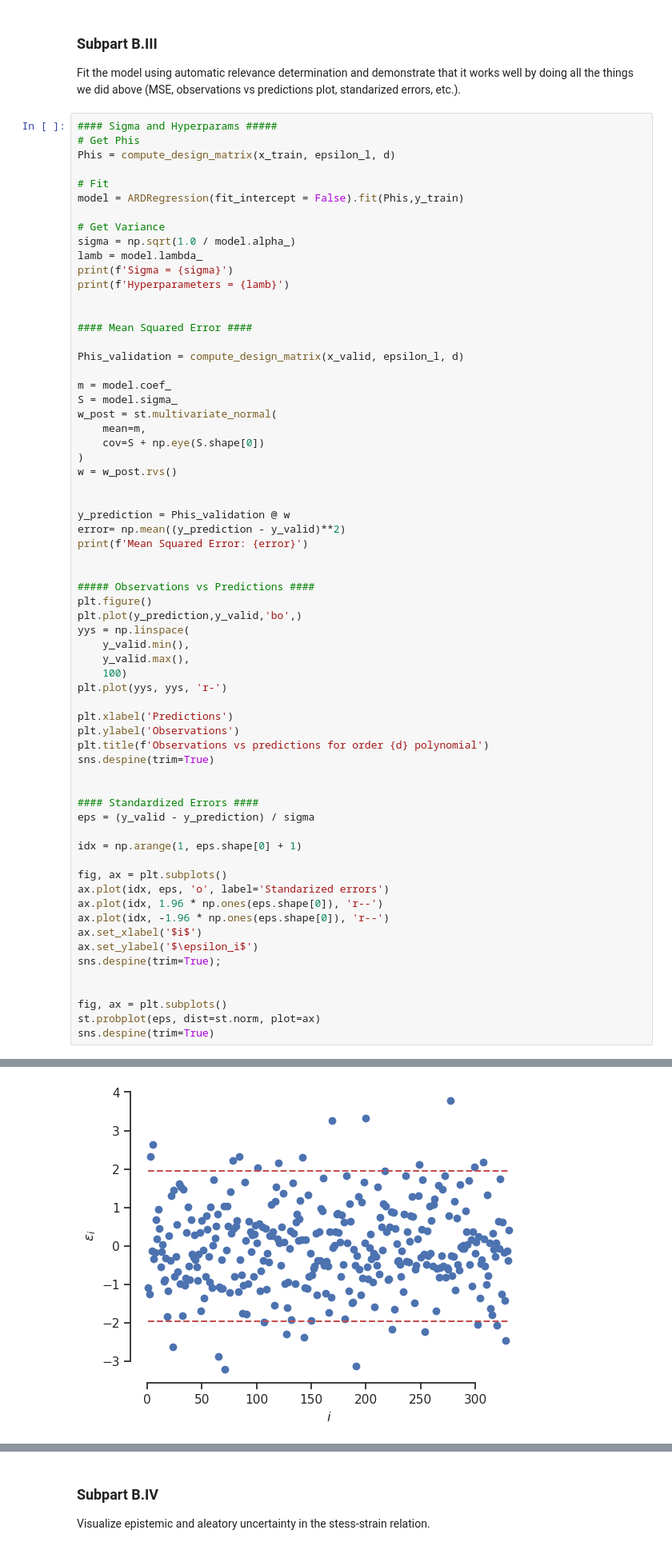
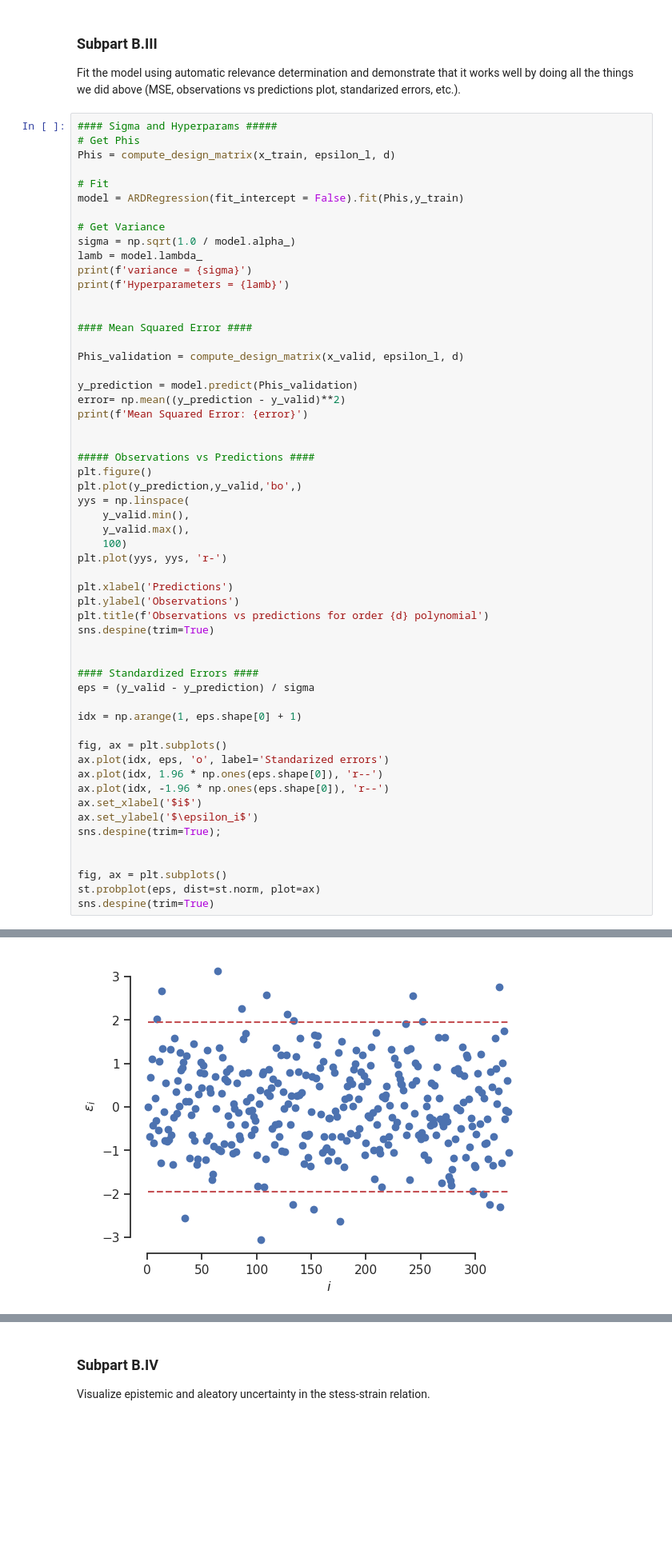
Before and after one commit to zeligerstav/data-analytics-se, a Jupyter notebook: lecturebook/homework/homework-04.ipynb, the cells around one changed output, grey strips where cells are left out. Shown at 80% size. Saved outputs shown, nothing was run; the diff lists cells and outputs as text; blank space fills up the shorter version.

```diff
--- a/lecturebook/homework/homework-04.ipynb
+++ b/lecturebook/homework/homework-04.ipynb
@@ -664,7 +652,7 @@ model = ARDRegression(fit_intercept = False).fit(Phis,y_train)
 # Get Variance
 sigma = np.sqrt(1.0 / model.alpha_)
 lamb = model.lambda_
-print(f'Sigma = {sigma}')
+print(f'variance = {sigma}')
 print(f'Hyperparameters = {lamb}')
 
 
@@ -672,16 +660,7 @@ print(f'Hyperparameters = {lamb}')
 
 Phis_validation = compute_design_matrix(x_valid, epsilon_l, d)
 
-m = model.coef_
-S = model.sigma_
-w_post = st.multivariate_normal(
-    mean=m,
-    cov=S + np.eye(S.shape[0])
-)
-w = w_post.rvs()
-
-
-y_prediction = Phis_validation @ w
+y_prediction = model.predict(Phis_validation)
 error= np.mean((y_prediction - y_valid)**2)
 print(f'Mean Squared Error: {error}')
 
@@ -726 +705 @@ Mean Squared Error: 831.0550926872825
-[figure, old version]
+[figure, new version]
```
Also changed, not shown: parts of 22 cells of this notebook, 1 other file.
